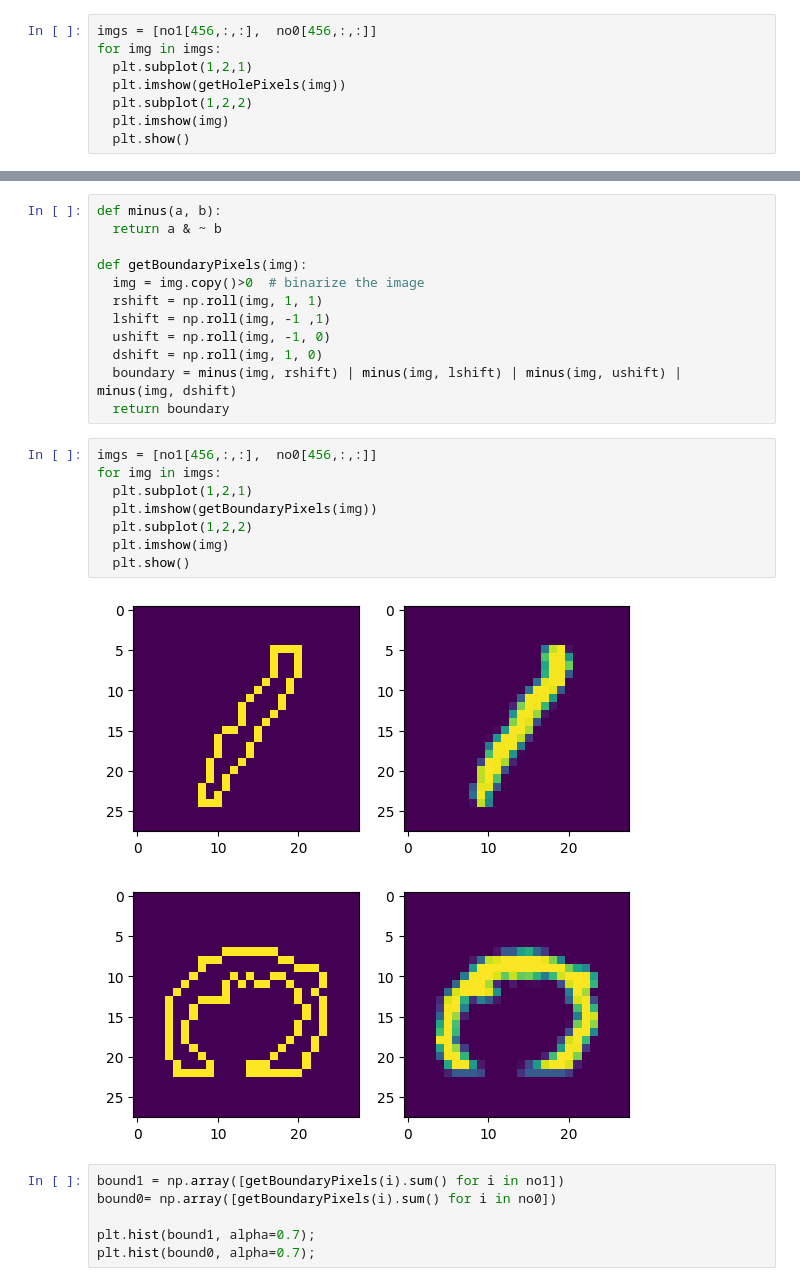
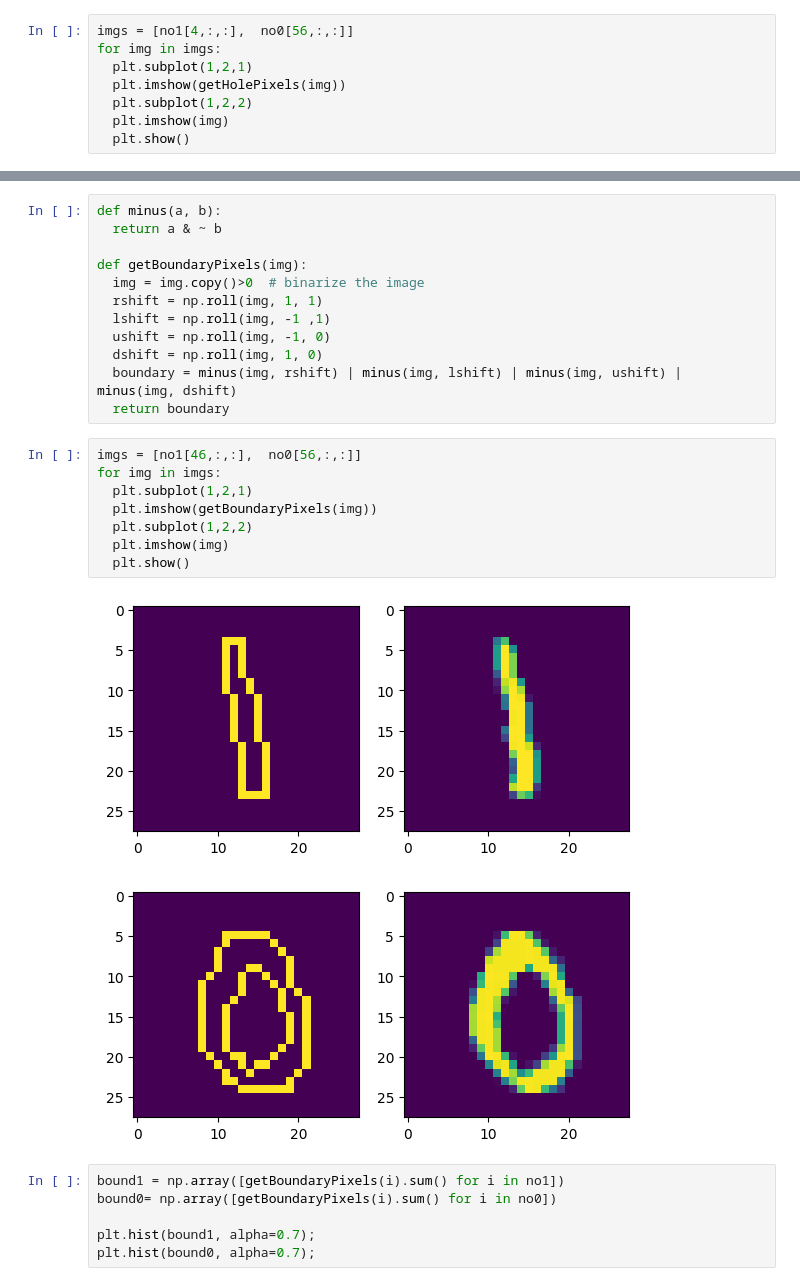
Before and after one commit to lonelytech09/AI-ML_lab_and_projects, a Jupyter notebook: AIML_Module_01_Lab_01_Features.ipynb, the cells around one changed output, grey strips where cells are left out. Saved outputs shown, nothing was run; the diff lists cells and outputs as text.

```diff
--- a/AIML_Module_01_Lab_01_Features.ipynb
+++ b/AIML_Module_01_Lab_01_Features.ipynb
@@ -301,7 +289,7 @@ def getHolePixels(img):
 # %% [markdown]
 Visualize a few:
 # %%
-imgs = [no1[456,:,:],  no0[456,:,:]]
+imgs = [no1[4,:,:],  no0[56,:,:]]
 for img in imgs:
   plt.subplot(1,2,1)
   plt.imshow(getHolePixels(img))
@@ -370,16 +358,16 @@ def getBoundaryPixels(img):
   boundary = minus(img, rshift) | minus(img, lshift) | minus(img, ushift) | minus(img, dshift)
   return boundary
 # %%
-imgs = [no1[456,:,:],  no0[456,:,:]]
+imgs = [no1[46,:,:],  no0[56,:,:]]
 for img in imgs:
   plt.subplot(1,2,1)
   plt.imshow(getBoundaryPixels(img))
   plt.subplot(1,2,2)
   plt.imshow(img)
   plt.show()
 # %% [output]
-[figure, old version]
+[figure, new version]
-[figure, old version]
+[figure, new version]
 # %%
 bound1 = np.array([getBoundaryPixels(i).sum() for i in no1])
 bound0= np.array([getBoundaryPixels(i).sum() for i in no0])
```
Also changed, not shown: parts of 15 cells of this notebook.
